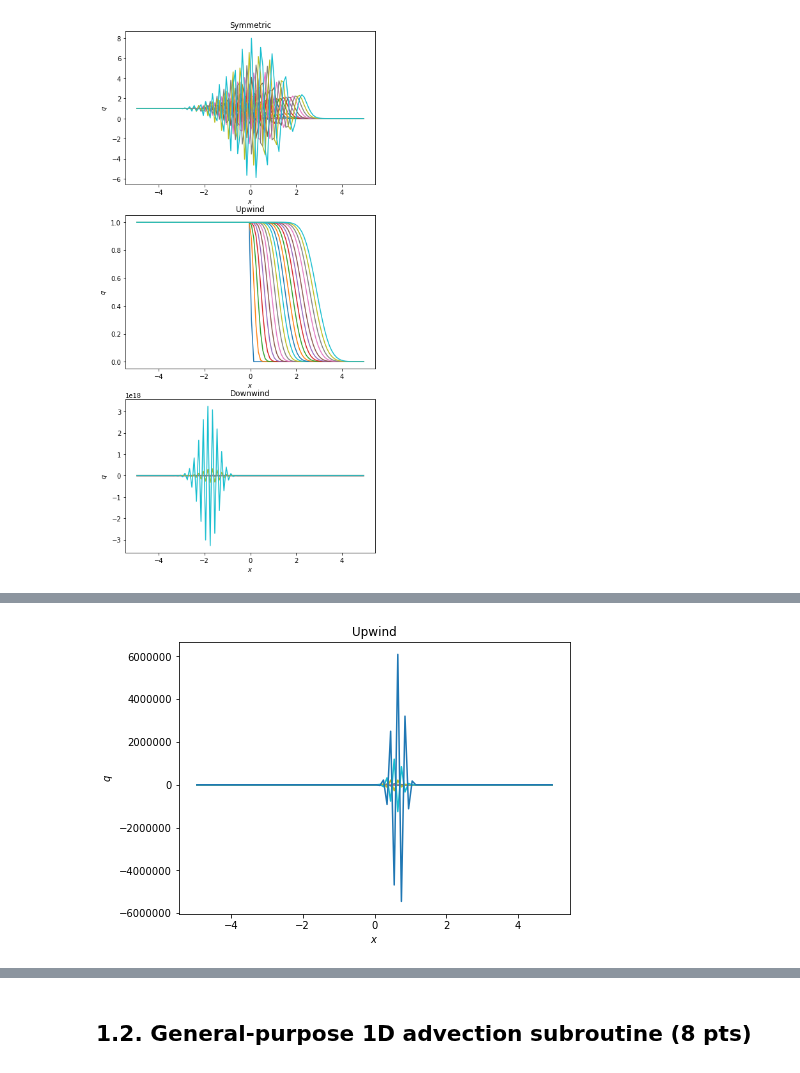
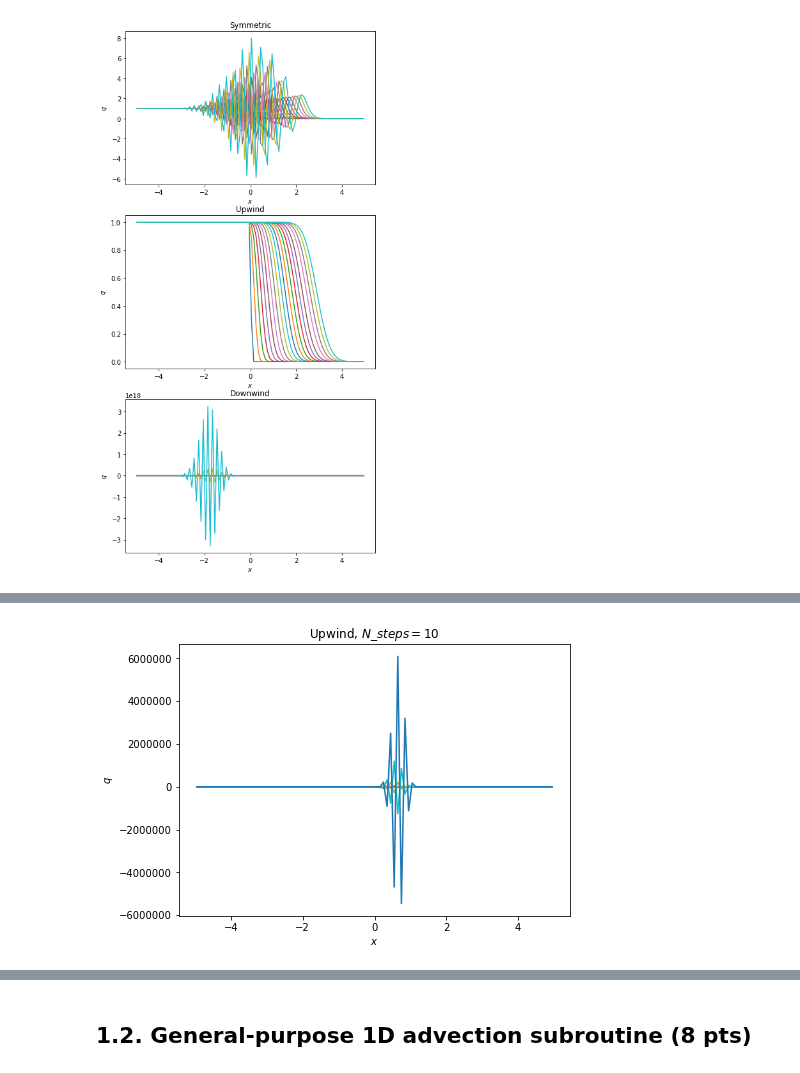
Before and after one commit to eliaserland/heidelberg-courses, a Jupyter notebook: simulation-methods/problem-set-9/fsm_ex9_eliasolofsson.ipynb, the cells around one changed output, grey strips where cells are left out. Saved outputs shown, nothing was run; the diff lists cells and outputs as text; code cells hidden in the pictures.

```diff
--- a/simulation-methods/problem-set-9/fsm_ex9_eliasolofsson.ipynb
+++ b/simulation-methods/problem-set-9/fsm_ex9_eliasolofsson.ipynb
@@ -292,7 +351,7 @@ plt.show()
 # Parameters
 N         = 100  # Number of cells.
 L         = 10   # Length of 1D domain.
-v         = 1    # Advection parameter.
+v         = 1    # Advection coefficient.
 T         = 3    # Integration time.
 N_steps   = 10   # Number of timesteps.
 plot_freq = 1   # Plot every n:th iteration.
@@ -324,32 +383,32 @@ q = np.zeros(N+2)
 q[1:-1][x < threshold]  = q_init_left
 q[1:-1][x >= threshold] = q_init_right
 
 # Apply boundary conditions.
 q[0]  = 2*q_left  - q[1]
 q[-1] = 2*q_right - q[-2]
 
 # Main simulation loop.
 t = 0
 while t < T:
     # Step in time.
     q[1:-1] = q[1:-1] - v*dt/dx*(q[1:-1] - q[:-2])
 
     # Apply boundary conditions.
     q[0]  = 2*q_left  - q[1]
     q[-1] = 2*q_right - q[-2]
 
     # Plot results.
     if int(t/dt) % plot_freq == 0:
         plt.plot(x,q[1:-1])
 
     # Update time.
     t += dt
 
     # Plot settings.
-    plt.title('Upwind')
+    plt.title('Upwind, $N\_steps = 10$')
     plt.xlabel('$x$')
     plt.ylabel('$q$')
 
 plt.show()
 # %% [output]
-[figure, old version]
+[figure, new version]
```
Also changed, not shown: parts of 11 cells of this notebook.
